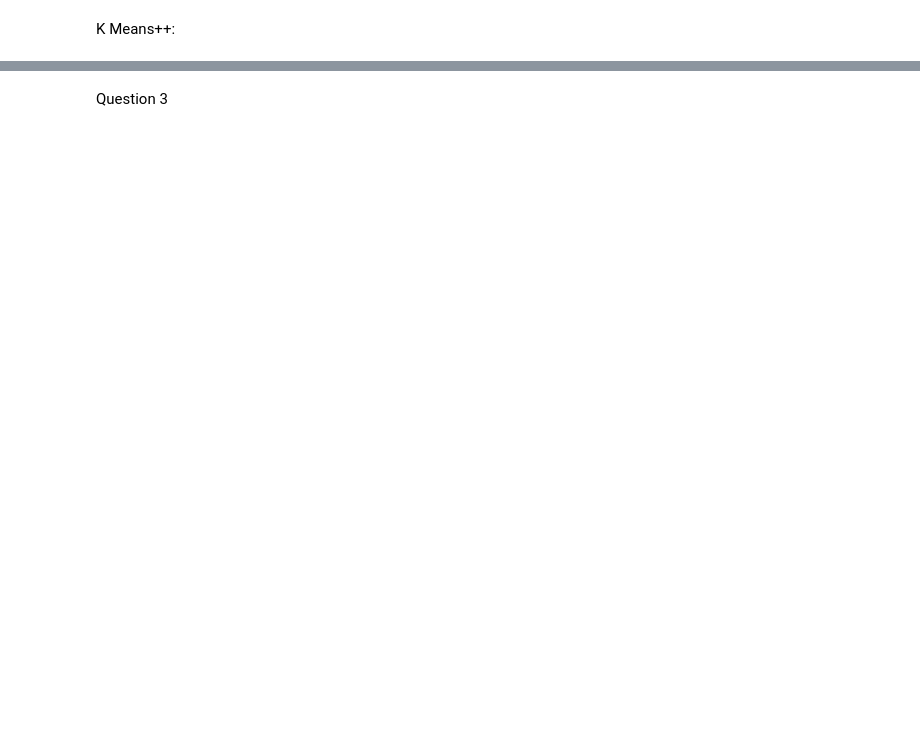
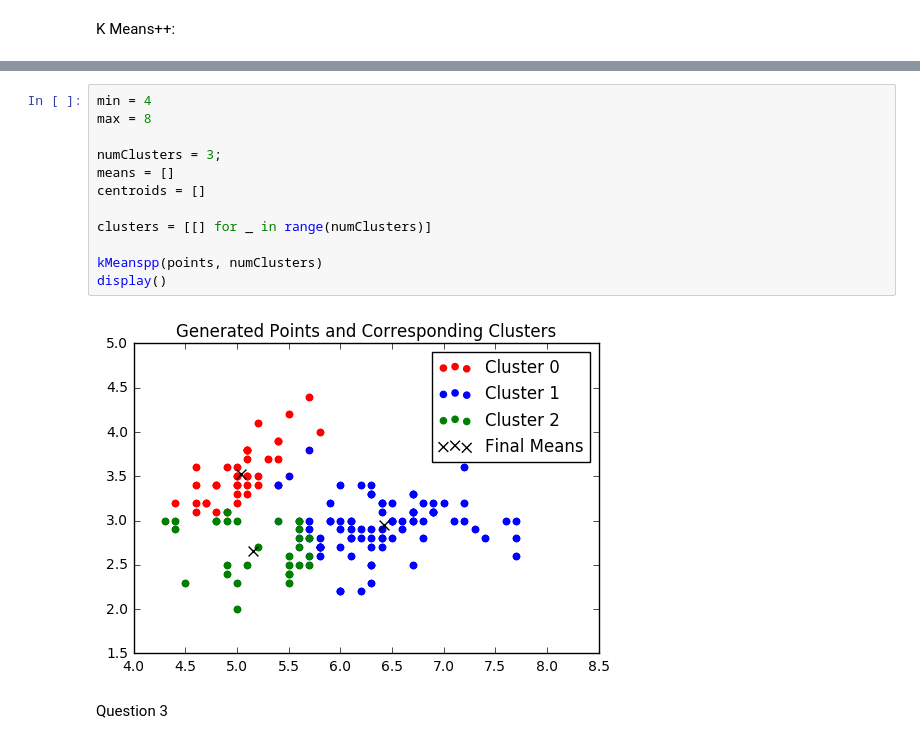
Before and after one commit to atreyamisra/EE379K, a Jupyter notebook: Lab 6/Lab 6.ipynb, the cells around one changed output, grey strips where cells are left out. Drawn from its saved outputs; the diff is of its cells as text; blank space fills up the shorter version.

```diff
--- a/Lab 6/Lab 6.ipynb
+++ b/Lab 6/Lab 6.ipynb
@@ -149,2 +189,16 @@ display()
+# %%
+min = 4
+max = 8
+
+numClusters = 3;
+means = []
+centroids = []
+
+clusters = [[] for _ in range(numClusters)]
+
+kMeanspp(points, numClusters)
+display()
+# %% [output]
+[figure, added]
 # %% [markdown]
 Question 3
```
Also changed, not shown: parts of 9 cells of this notebook.
